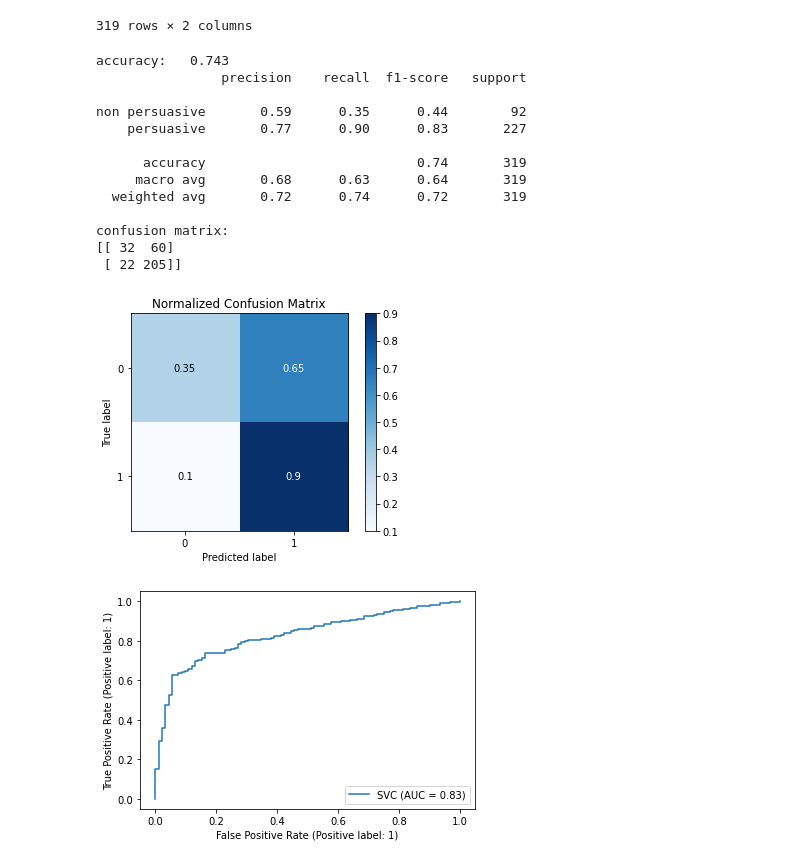
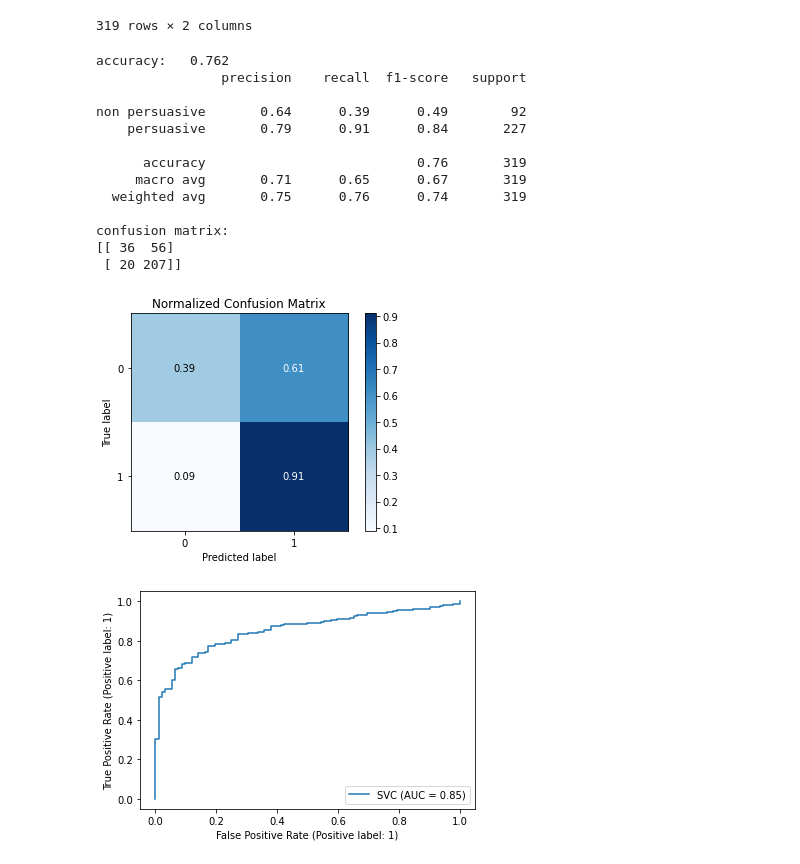
Before and after one commit to Inside0ut/PFE, a Jupyter notebook: Task-2/code/persuasion/SVM_persuasiveness.ipynb, the cells around one changed output. Cells and saved outputs as stored; diff of their text form; code cells hidden in the pictures.

```diff
--- a/Task-2/code/persuasion/SVM_persuasiveness.ipynb
+++ b/Task-2/code/persuasion/SVM_persuasiveness.ipynb
@@ -41,9 +58,9 @@ df['ad']= df['ad'].apply(dc.remove_stopwords)
 df['ad']= df['ad'].apply(dc.remove_special_characters)
 
 #Simple stemming
-df['lemmatized']= df['ad'].apply(dc.simple_lemmatizer)
+df['ad']= df['ad'].apply(dc.simple_stemmer)
 # %%
-X_train, X_test,  y_train, y_test= train_test_split(df['lemmatized'], df['label'], test_size =0.2, random_state=42)
+X_train, X_test,  y_train, y_test= train_test_split(df['ad'], df['label'], test_size =0.2, random_state=42)
 # %%
 tf_vectorizer = CountVectorizer()
 
@@ -127,38 +144,38 @@ df_val['ad']= df_val['ad'].apply(dc.remove_stopwords)
 df_val['ad']= df_val['ad'].apply(dc.remove_special_characters)
 
 #Simple stemming
-df_val['lemmatized']= df_val['ad'].apply(dc.simple_lemmatizer)
+df_val['ad']= df_val['ad'].apply(dc.simple_stemmer)
 # %%
-X_val = tf_vectorizer.transform(df_val['lemmatized'])
+X_val = tf_vectorizer.transform(df_val['ad'])
 y_val = df_val['label']
 
 y_pred = clf.predict(X_val)
 
 score = metrics.accuracy_score(y_val, y_pred)
 print("accuracy:   %0.3f" % score)
 
 print(metrics.classification_report(y_val, y_pred, target_names=[ 'non persuasive', 'persuasive']))
 
 print("confusion matrix:")
 print(metrics.confusion_matrix(y_val, y_pred))
 print()
 
 skplt.metrics.plot_confusion_matrix(y_val, y_pred, normalize=True)
 plt.show()
 disp = metrics.RocCurveDisplay.from_estimator(clf, X_val, y_val)
 # %% [output]
-accuracy:   0.743
+accuracy:   0.762
                 precision    recall  f1-score   support
 
-non persuasive       0.59      0.35      0.44        92
-    persuasive       0.77      0.90      0.83       227
+non persuasive       0.64      0.39      0.49        92
+    persuasive       0.79      0.91      0.84       227
 
-      accuracy                           0.74       319
-     macro avg       0.68      0.63      0.64       319
-  weighted avg       0.72      0.74      0.72       319
+      accuracy                           0.76       319
+     macro avg       0.71      0.65      0.67       319
+  weighted avg       0.75      0.76      0.74       319
 
 confusion matrix:
-[[ 32  60]
- [ 22 205]]
+[[ 36  56]
+ [ 20 207]]
-[figure, old version]
+[figure, new version]
-[figure, old version]
+[figure, new version]
```
Also changed, not shown: parts of 2 cells of this notebook, 5 other files.
